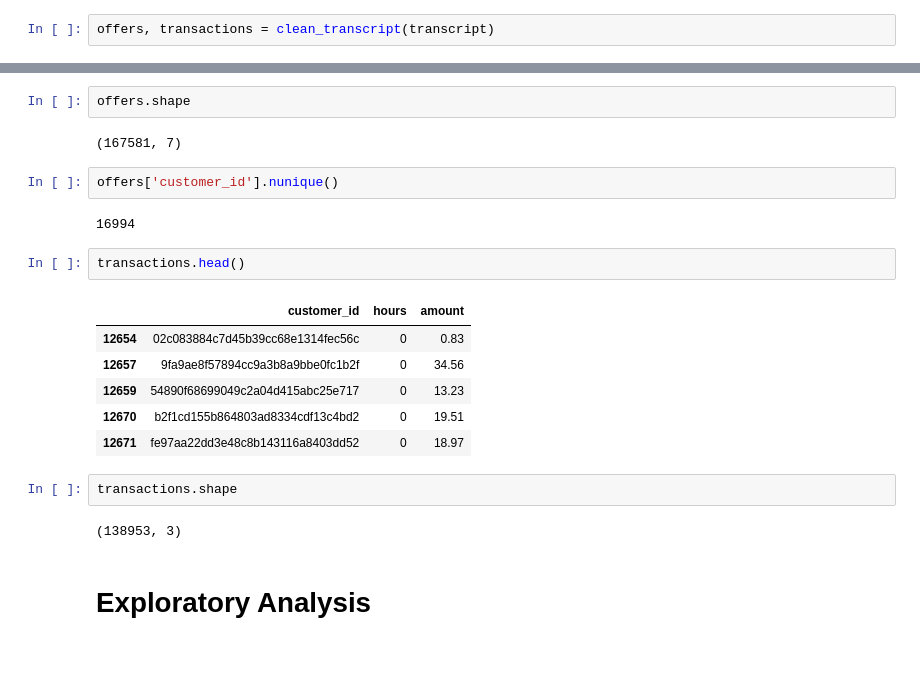
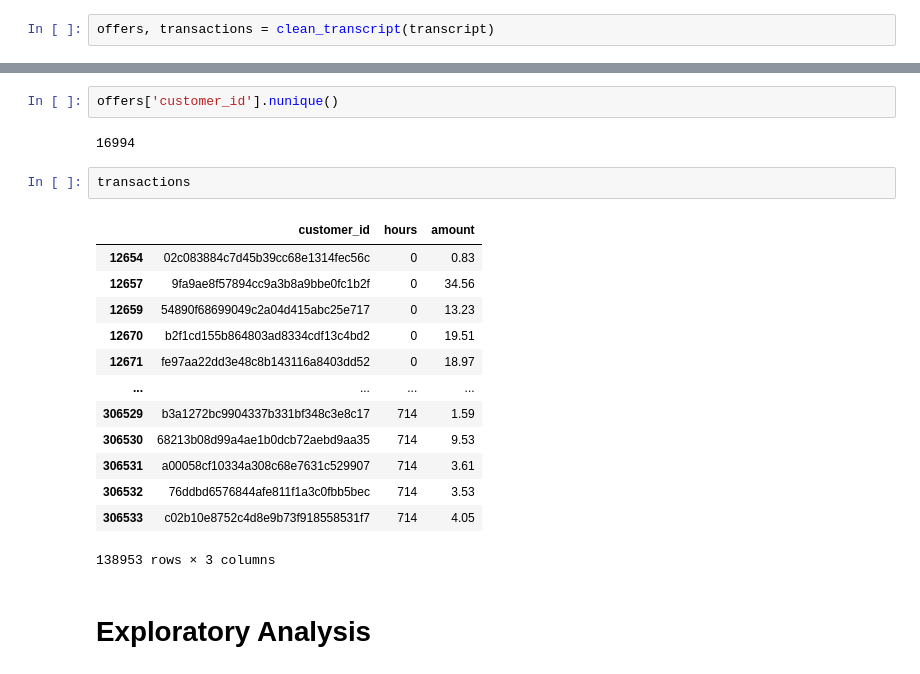
Before and after one commit to mknox0826/Udacity_Capstone_Starbucks, a Jupyter notebook: Starbucks_Capstone_notebook.ipynb, the cells around one changed output, grey strips where cells are left out. Saved outputs shown, nothing was run; the diff lists cells and outputs as text.

```diff
--- a/Starbucks_Capstone_notebook.ipynb
+++ b/Starbucks_Capstone_notebook.ipynb
@@ -364,24 +265,23 @@ offers.head()
-# %%
-offers.shape
-# %% [output]
-(167581, 7)
 # %%
 offers['customer_id'].nunique()
 # %% [output]
 16994
 # %%
-transactions.head()
+transactions
 # %% [output]
 |  | customer_id | hours | amount |
 | 12654 | 02c083884c7d45b39cc68e1314fec56c | 0 | 0.83 |
 | 12657 | 9fa9ae8f57894cc9a3b8a9bbe0fc1b2f | 0 | 34.56 |
 | 12659 | 54890f68699049c2a04d415abc25e717 | 0 | 13.23 |
 | 12670 | b2f1cd155b864803ad8334cdf13c4bd2 | 0 | 19.51 |
 | 12671 | fe97aa22dd3e48c8b143116a8403dd52 | 0 | 18.97 |
+| ... | ... | ... | ... |
+| 306529 | b3a1272bc9904337b331bf348c3e8c17 | 714 | 1.59 |
+| 306530 | 68213b08d99a4ae1b0dcb72aebd9aa35 | 714 | 9.53 |
+| 306531 | a00058cf10334a308c68e7631c529907 | 714 | 3.61 |
+| 306532 | 76ddbd6576844afe811f1a3c0fbb5bec | 714 | 3.53 |
+| 306533 | c02b10e8752c4d8e9b73f918558531f7 | 714 | 4.05 |
+138953 rows × 3 columns
-# %%
-transactions.shape
-# %% [output]
-(138953, 3)
 # %% [markdown]
 # Exploratory Analysis
 # %% [markdown]
```
Also changed, not shown: parts of 21 cells of this notebook, 2 other files.
